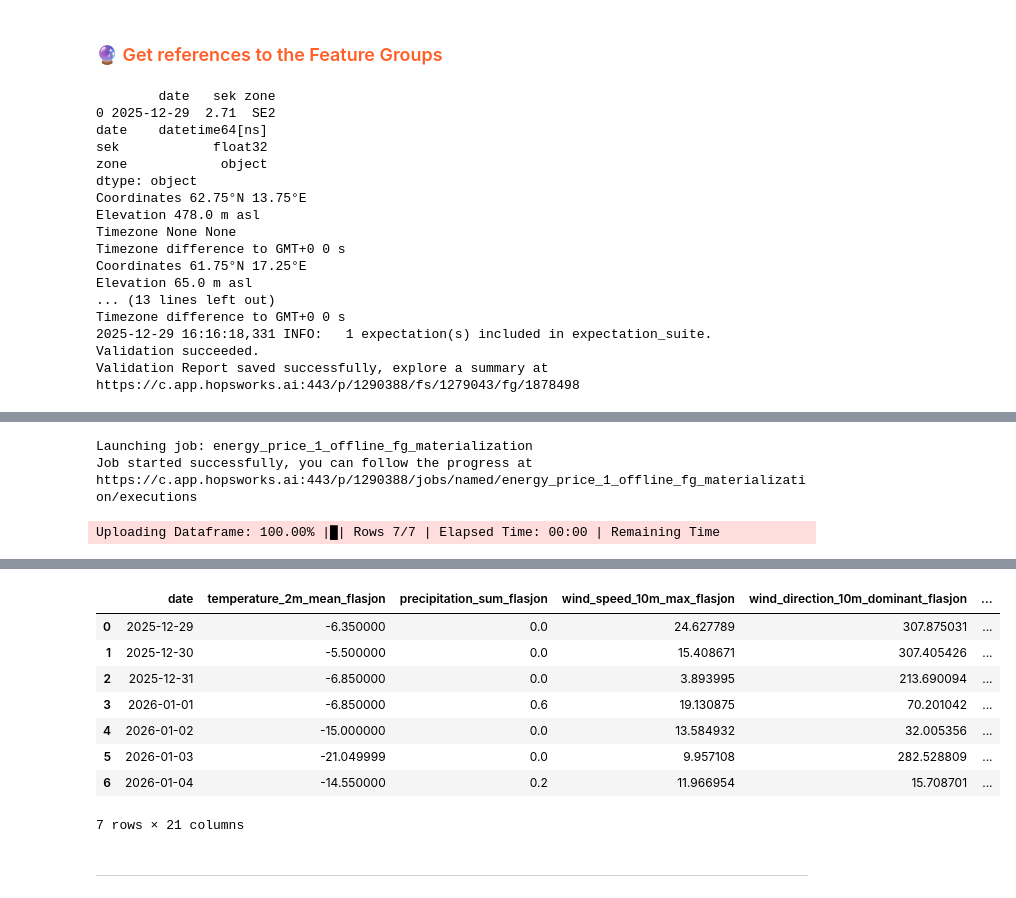
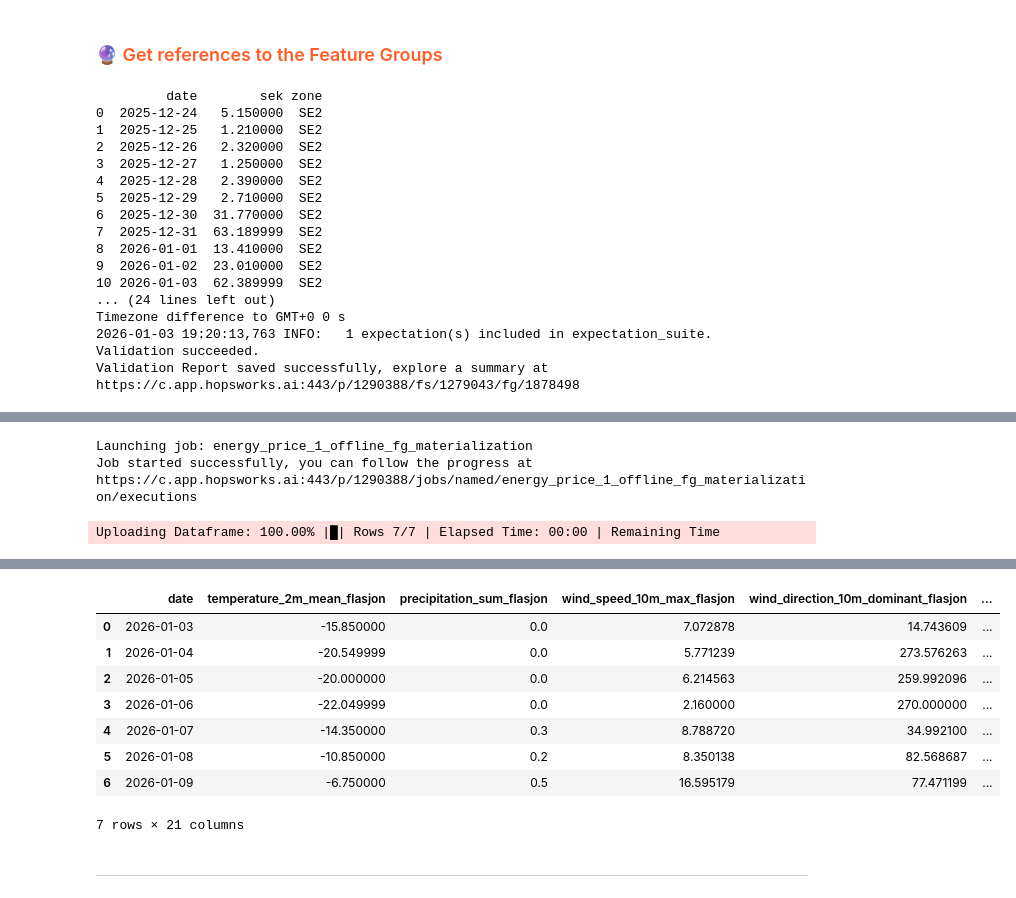
Before and after one commit to Flipperj/mlfs-book-proj, a Jupyter notebook: notebooks/airquality/2_air_quality_feature_pipeline.ipynb, the cells around one changed output, grey strips where cells are left out. Cells and saved outputs as stored; diff of their text form; code cells hidden in the pictures.

```diff
--- a/notebooks/airquality/2_air_quality_feature_pipeline.ipynb
+++ b/notebooks/airquality/2_air_quality_feature_pipeline.ipynb
@@ -124,21 +104,5 @@ __These should be the same values as in notebook 1 - the feature backfill notebo
 project = hopsworks.login(engine="python")
 fs = project.get_feature_store()
 secrets = hopsworks.get_secrets_api()
-
-# This line will fail if you have not registered the AQICN_API_KEY as a secret in Hopsworks
-#AQICN_API_KEY = secrets.get_secret("AQICN_API_KEY").value
-"""location_str = secrets.get_secret("SENSOR_LOCATION_JSON").value
-location = json.loads(location_str)
-
-country=location['country']
-city=location['city']
-street=location['street']
-aqicn_url=location['aqicn_url']
-latitude=location['latitude']
-longitude=location['longitude']
-
 today = datetime.date.today()
-
-location_str"""
-today = datetime.date.today()
 # %% [output]
@@ -163,17 +127,17 @@ weather_fg = fs.get_feature_group(
 # Collect per-city daily weather dfs to merge into wide format (same as file 1)
 all_weather_data = []
 
-# Get today air quality
-price_value = util.get_energy_price(date=today)
-energy_price_today_df = pd.DataFrame({"date": [today], "sek": [price_value]  })
-energy_price_today_df['sek'] = energy_price_today_df['sek'].astype('float32')
-energy_price_today_df['zone'] = "SE2"
+# Get new energy price data
+price_history_dict = util.get_energy_price(date=None)
+energy_price_df = pd.DataFrame(list(price_history_dict.items()), columns=['date', 'sek'])
+energy_price_df['sek'] = energy_price_df['sek'].astype('float32')
+energy_price_df['zone'] = "SE2"
+energy_price_df["date"] = pd.to_datetime(energy_price_df["date"], utc=True).dt.tz_convert(None)
+energy_price_df = energy_price_df.sort_values("date").reset_index(drop=True)
 
+print(energy_price_df)
+print(energy_price_df.dtypes)
 
-energy_price_today_df["date"] = pd.to_datetime(energy_price_today_df["date"], utc=True).dt.tz_convert(None)
-
-print(energy_price_today_df)
-print(energy_price_today_df.dtypes)
 
 # Loop over each sensor and add their daily data
 for sensor in sensorList:
@@ -198,7 +162,7 @@ for sensor in sensorList:
     daily_df = daily_df.rename(columns={col: f"{col}_{city}" for col in daily_df.columns if col != "date"})
     all_weather_data.append(daily_df)
 
-energy_price_fg.insert(energy_price_today_df)
+energy_price_fg.insert(energy_price_df)
 
 
 if all_weather_data:
@@ -209,20 +173,20 @@ if all_weather_data:
 
 combined_weather_df
 # %% [output]
-        date   sek zone
-0 2025-12-29  2.71  SE2
-date    datetime64[ns]
-sek            float32
-zone            object
-dtype: object
-Coordinates 62.75°N 13.75°E
-Elevation 478.0 m asl
-Timezone None None
+         date        sek zone
+0  2025-12-24   5.150000  SE2
+1  2025-12-25   1.210000  SE2
+2  2025-12-26   2.320000  SE2
+3  2025-12-27   1.250000  SE2
+4  2025-12-28   2.390000  SE2
+5  2025-12-29   2.710000  SE2
+6  2025-12-30  31.770000  SE2
+7  2025-12-31  63.189999  SE2
+8  2026-01-01  13.410000  SE2
+9  2026-01-02  23.010000  SE2
+10 2026-01-03  62.389999  SE2
+... (24 lines left out)
 Timezone difference to GMT+0 0 s
-Coordinates 61.75°N 17.25°E
-Elevation 65.0 m asl
-... (13 lines left out)
-Timezone difference to GMT+0 0 s
-2025-12-29 16:16:18,331 INFO:   1 expectation(s) included in expectation_suite.
+2026-01-03 19:20:13,763 INFO:   1 expectation(s) included in expectation_suite.
 Validation succeeded.
 Validation Report saved successfully, explore a summary at https://c.app.hopsworks.ai:443/p/1290388/fs/1279043/fg/1878498
@@ -242,11 +206,11 @@ https://c.app.hopsworks.ai:443/p/1290388/jobs/named/weather_1_offline_fg_materia
 |  | date | temperature_2m_mean_flasjon | precipitation_sum_flasjon | wind_speed_10m_max_flasjon | wind_direction_10m_dominant_flasjon | ... |
-| 0 | 2025-12-29 | -6.350000 | 0.0 | 24.627789 | 307.875031 | ... |
-| 1 | 2025-12-30 | -5.500000 | 0.0 | 15.408671 | 307.405426 | ... |
-| 2 | 2025-12-31 | -6.850000 | 0.0 | 3.893995 | 213.690094 | ... |
-| 3 | 2026-01-01 | -6.850000 | 0.6 | 19.130875 | 70.201042 | ... |
-| 4 | 2026-01-02 | -15.000000 | 0.0 | 13.584932 | 32.005356 | ... |
-| 5 | 2026-01-03 | -21.049999 | 0.0 | 9.957108 | 282.528809 | ... |
-| 6 | 2026-01-04 | -14.550000 | 0.2 | 11.966954 | 15.708701 | ... |
+| 0 | 2026-01-03 | -15.850000 | 0.0 | 7.072878 | 14.743609 | ... |
+| 1 | 2026-01-04 | -20.549999 | 0.0 | 5.771239 | 273.576263 | ... |
+| 2 | 2026-01-05 | -20.000000 | 0.0 | 6.214563 | 259.992096 | ... |
+| 3 | 2026-01-06 | -22.049999 | 0.0 | 2.160000 | 270.000000 | ... |
+| 4 | 2026-01-07 | -14.350000 | 0.3 | 8.788720 | 34.992100 | ... |
+| 5 | 2026-01-08 | -10.850000 | 0.2 | 8.350138 | 82.568687 | ... |
+| 6 | 2026-01-09 | -6.750000 | 0.5 | 16.595179 | 77.471199 | ... |
 7 rows × 21 columns
 # %% [markdown]
 ---
```
Also changed, not shown: parts of 5 cells of this notebook, 7 other files.
